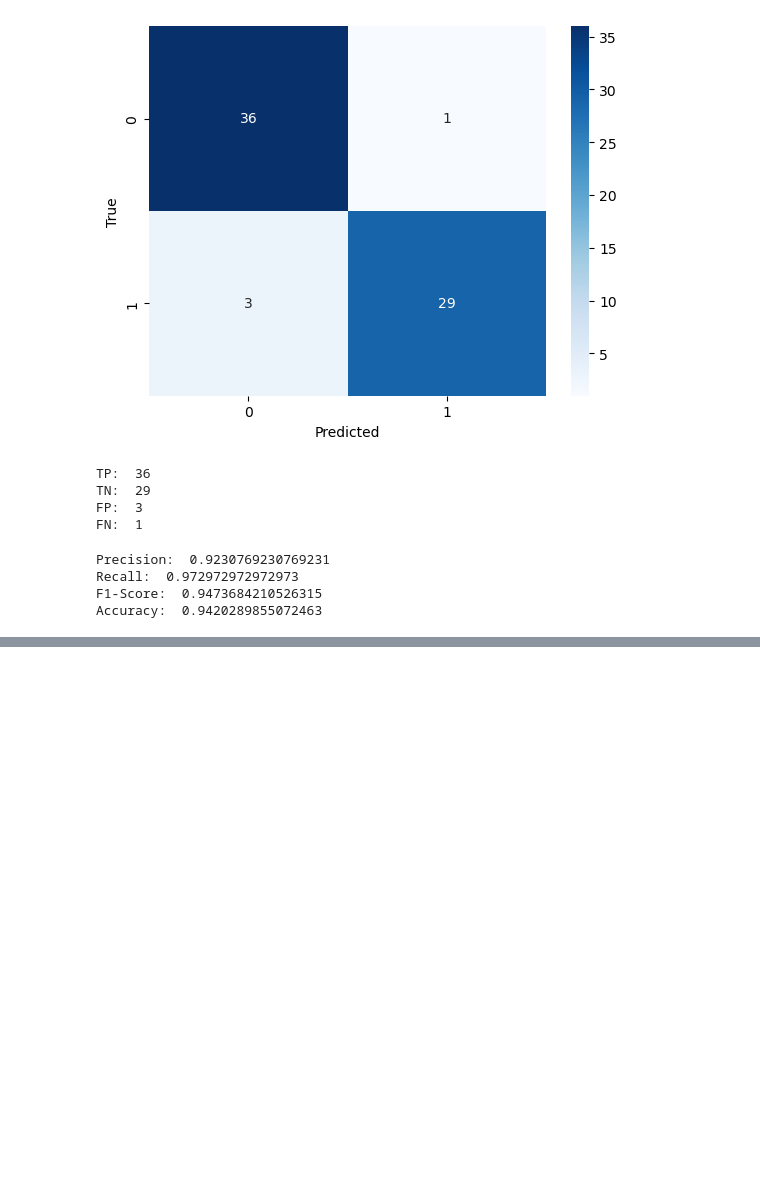
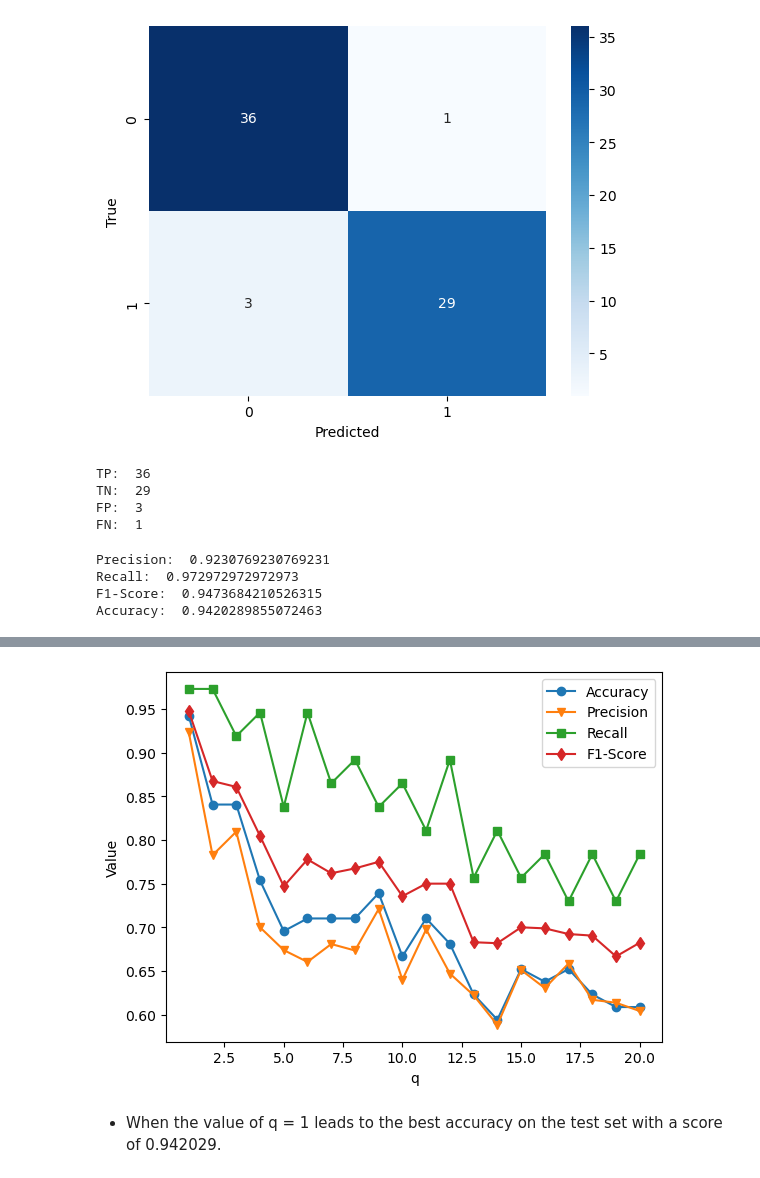
Before and after one commit to AromalShiney/DataMining, a Jupyter notebook: part1.ipynb, the cells around one changed output, grey strips where cells are left out. Saved outputs shown, nothing was run; the diff lists cells and outputs as text; code cells hidden in the pictures; blank space fills up the shorter version.

```diff
--- a/part1.ipynb
+++ b/part1.ipynb
@@ -231,0 +310,28 @@ Accuracy:  0.9420289855072463
+# %%
+# create a list to store values
+accuracy_list = []
+precision_list = []
+recall_list = []
+f1_score_list = []
+# %%
+for i in range(1,21):
+    y_pred = nearest_neighbour(x_train, x_test, y_train, i)
+    x1 = pd.DataFrame({'True': y_test, 'Predicted': y_pred})
+    x2 = pd.crosstab(x1['True'], x1['Predicted'])
+    # get the TP, TN, FP, FN
+    TP = x2.iloc[0,0]
+    TN = x2.iloc[1,1]
+    FP = x2.iloc[1,0]
+    FN = x2.iloc[0,1]
+    # calcuate the precision, recall, f1-score and accuracy
+    precision = TP/(TP+FP)
+    recall = TP/(TP+FN)
+    f1_score = 2*(precision*recall)/(precision+recall)
+    accuracy = (TP+TN)/(TP+TN+FP+FN)
+    accuracy_list.append(accuracy)
+    precision_list.append(precision)
+    recall_list.append(recall)
+    f1_score_list.append(f1_score)
+# %%
+# crate a result table to store the values
+result = pd.DataFrame({'q': range(1,21),'Accuracy': accuracy_list, 'Precision': precision_list, 'Recall': recall_list, 'F1-Score': f1_score_list})
@@ -231,0 +358,15 @@ Accuracy:  0.9420289855072463
+# %%
+#plot the accuracy, precision, recall and f1-score against the value of p
+import matplotlib.pyplot as plt
+plt.plot(result['q'], result['Accuracy'], label='Accuracy', marker = 'o')
+plt.plot(result['q'], result['Precision'], label='Precision',marker = 'v')
+plt.plot(result['q'], result['Recall'], label='Recall', marker = 's')
+plt.plot(result['q'], result['F1-Score'], label='F1-Score',marker = 'd')
+plt.xlabel('q')
+plt.ylabel('Value')
+plt.legend()
+plt.show()
+# %% [output]
+[figure, added]
+# %% [markdown]
+* When the value of q = 1 leads to the best accuracy on the test set with a score of 0.942029.
```
Also changed, not shown: parts of 14 cells of this notebook.
